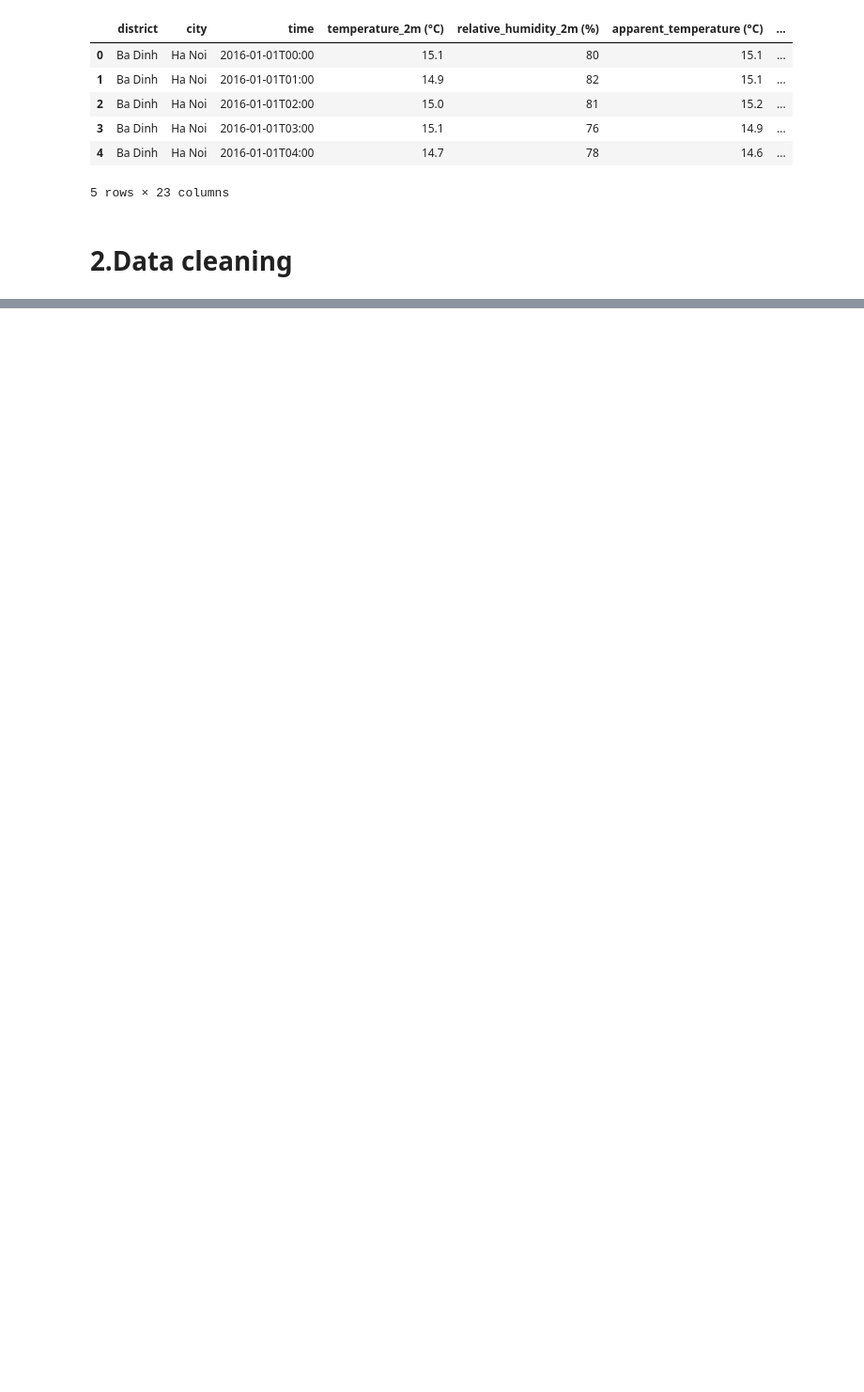
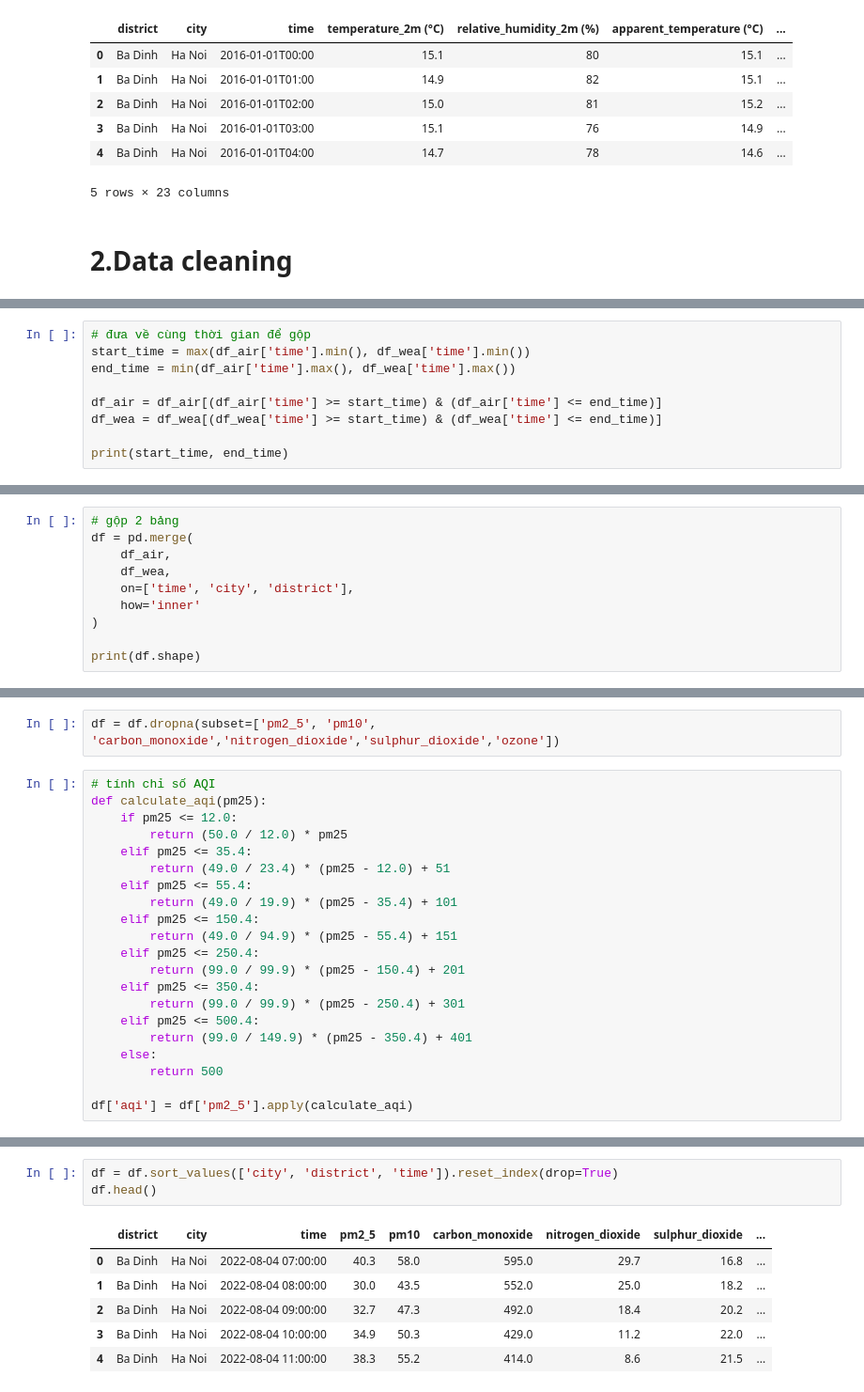
Before and after one commit to minhhao0/MMD_10_PTIT_2026, a Jupyter notebook: model.ipynb, the cells around one changed output, grey strips where cells are left out. Shown at 94% size. Saved outputs shown, nothing was run; the diff lists cells and outputs as text; blank space fills up the shorter version.

```diff
--- a/model.ipynb
+++ b/model.ipynb
@@ -310,0 +116,9 @@ joblib.dump(df_daily, 'data.pkl')
+# %%
+# đưa về cùng thời gian để gộp
+start_time = max(df_air['time'].min(), df_wea['time'].min())
+end_time = min(df_air['time'].max(), df_wea['time'].max())
+
+df_air = df_air[(df_air['time'] >= start_time) & (df_air['time'] <= end_time)]
+df_wea = df_wea[(df_wea['time'] >= start_time) & (df_wea['time'] <= end_time)]
+
+print(start_time, end_time)
@@ -310,0 +127,10 @@ joblib.dump(df_daily, 'data.pkl')
+# %%
+# gộp 2 bảng
+df = pd.merge(
+    df_air,
+    df_wea,
+    on=['time', 'city', 'district'],
+    how='inner'
+)
+
+print(df.shape)
@@ -310,0 +180,23 @@ joblib.dump(df_daily, 'data.pkl')
+# %%
+df = df.dropna(subset=['pm2_5', 'pm10', 'carbon_monoxide','nitrogen_dioxide','sulphur_dioxide','ozone'])
+# %%
+# tính chỉ số AQI
+def calculate_aqi(pm25):
+    if pm25 <= 12.0:
+        return (50.0 / 12.0) * pm25
+    elif pm25 <= 35.4:
+        return (49.0 / 23.4) * (pm25 - 12.0) + 51
+    elif pm25 <= 55.4:
+        return (49.0 / 19.9) * (pm25 - 35.4) + 101
+    elif pm25 <= 150.4:
+        return (49.0 / 94.9) * (pm25 - 55.4) + 151
+    elif pm25 <= 250.4:
+        return (99.0 / 99.9) * (pm25 - 150.4) + 201
+    elif pm25 <= 350.4:
+        return (99.0 / 99.9) * (pm25 - 250.4) + 301
+    elif pm25 <= 500.4:
+        return (99.0 / 149.9) * (pm25 - 350.4) + 401
+    else:
+        return 500
+
+df['aqi'] = df['pm2_5'].apply(calculate_aqi)
@@ -310,0 +223,10 @@ joblib.dump(df_daily, 'data.pkl')
+# %%
+df = df.sort_values(['city', 'district', 'time']).reset_index(drop=True)
+df.head()
+# %% [output]
+|  | district | city | time | pm2_5 | pm10 | carbon_monoxide | nitrogen_dioxide | sulphur_dioxide | ... |
+| 0 | Ba Dinh | Ha Noi | 2022-08-04 07:00:00 | 40.3 | 58.0 | 595.0 | 29.7 | 16.8 | ... |
+| 1 | Ba Dinh | Ha Noi | 2022-08-04 08:00:00 | 30.0 | 43.5 | 552.0 | 25.0 | 18.2 | ... |
+| 2 | Ba Dinh | Ha Noi | 2022-08-04 09:00:00 | 32.7 | 47.3 | 492.0 | 18.4 | 20.2 | ... |
+| 3 | Ba Dinh | Ha Noi | 2022-08-04 10:00:00 | 34.9 | 50.3 | 429.0 | 11.2 | 22.0 | ... |
+| 4 | Ba Dinh | Ha Noi | 2022-08-04 11:00:00 | 38.3 | 55.2 | 414.0 | 8.6 | 21.5 | ... |
```
Also changed, not shown: parts of 52 cells of this notebook, 9 other files.
